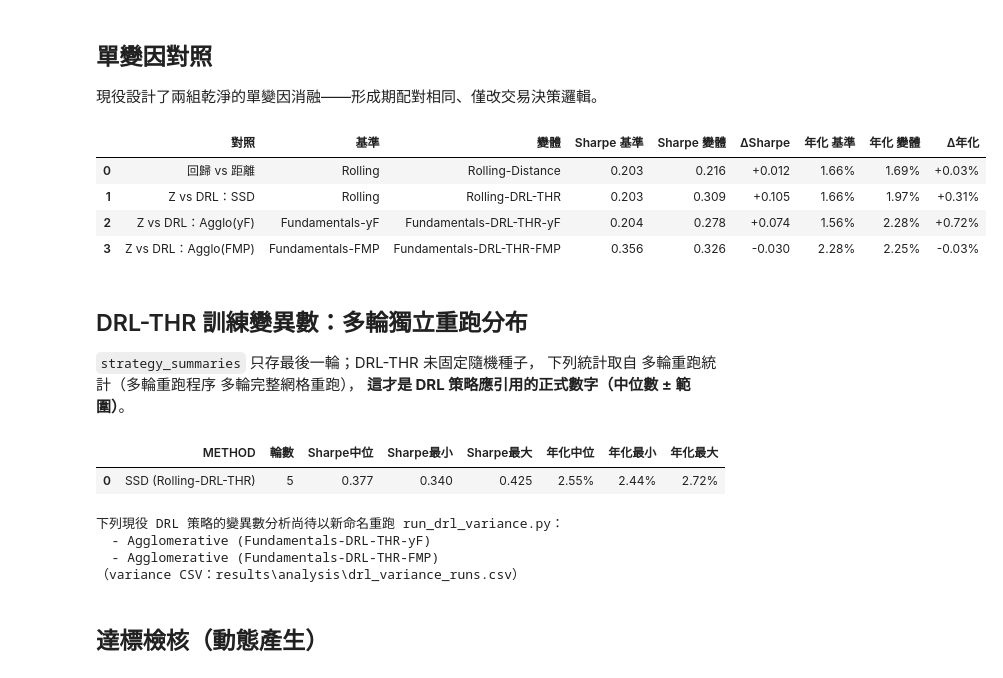
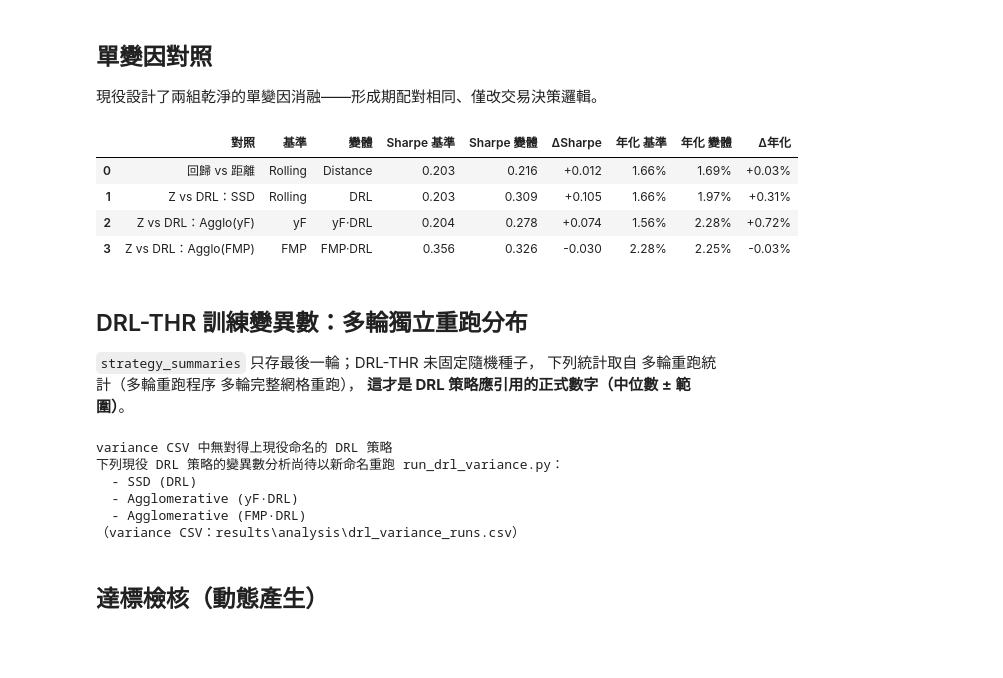
Before and after one commit to LerajieAsta/pairtrade_trainingproject, a Jupyter notebook: notebooks/comparison.ipynb, the cells around one changed output. Saved outputs shown, nothing was run; the diff lists cells and outputs as text; code cells hidden in the pictures; blank space fills up the shorter version.

```diff
--- a/notebooks/comparison.ipynb
+++ b/notebooks/comparison.ipynb
@@ -232,31 +232,31 @@ ax.legend(); plt.tight_layout(); plt.show()
 # %%
 def _best(m, col="Sharpe_Raw"):
     s = df[df["METHOD"] == m]
     return (s["Sharpe_Raw"].max(), s["Ann_Ret_Raw"].max()) if not s.empty else (None, None)
 
 # (A) 回歸 vs 距離：SSD Rolling
 # (B) Z-Score vs DRL 疊加
 pairs = [
-    ("回歸 vs 距離", "SSD (Rolling)", "SSD (Rolling-Distance)"),
-    ("Z vs DRL：SSD", "SSD (Rolling)", "SSD (Rolling-DRL-THR)"),
-    ("Z vs DRL：Agglo(yF)", "Agglomerative (Fundamentals-yF)", "Agglomerative (Fundamentals-DRL-THR-yF)"),
-    ("Z vs DRL：Agglo(FMP)", "Agglomerative (Fundamentals-FMP)", "Agglomerative (Fundamentals-DRL-THR-FMP)"),
+    ("回歸 vs 距離", "SSD (Rolling)", "SSD (Distance)"),
+    ("Z vs DRL：SSD", "SSD (Rolling)", "SSD (DRL)"),
+    ("Z vs DRL：Agglo(yF)", "Agglomerative (yF)", "Agglomerative (yF·DRL)"),
+    ("Z vs DRL：Agglo(FMP)", "Agglomerative (FMP)", "Agglomerative (FMP·DRL)"),
 ]
 rows = []
 for label, a, b in pairs:
     sa, ra = _best(a); sb, rb = _best(b)
     if sa is None or sb is None: continue
     rows.append({"對照": label, "基準": a.split("(")[-1].rstrip(")"), "變體": b.split("(")[-1].rstrip(")"),
                  "Sharpe 基準": sa, "Sharpe 變體": sb, "ΔSharpe": sb-sa,
                  "年化 基準": ra, "年化 變體": rb, "Δ年化": rb-ra})
 pd.DataFrame(rows).style.format({"Sharpe 基準":"{:.3f}","Sharpe 變體":"{:.3f}","ΔSharpe":"{:+.3f}",
                                  "年化 基準":"{:.2%}","年化 變體":"{:.2%}","Δ年化":"{:+.2%}"})
 # %% [output]
 |  | 對照 | 基準 | 變體 | Sharpe 基準 | Sharpe 變體 | ΔSharpe | 年化 基準 | 年化 變體 | Δ年化 |
-| 0 | 回歸 vs 距離 | Rolling | Rolling-Distance | 0.203 | 0.216 | +0.012 | 1.66% | 1.69% | +0.03% |
-| 1 | Z vs DRL：SSD | Rolling | Rolling-DRL-THR | 0.203 | 0.309 | +0.105 | 1.66% | 1.97% | +0.31% |
-| 2 | Z vs DRL：Agglo(yF) | Fundamentals-yF | Fundamentals-DRL-THR-yF | 0.204 | 0.278 | +0.074 | 1.56% | 2.28% | +0.72% |
-| 3 | Z vs DRL：Agglo(FMP) | Fundamentals-FMP | Fundamentals-DRL-THR-FMP | 0.356 | 0.326 | -0.030 | 2.28% | 2.25% | -0.03% |
+| 0 | 回歸 vs 距離 | Rolling | Distance | 0.203 | 0.216 | +0.012 | 1.66% | 1.69% | +0.03% |
+| 1 | Z vs DRL：SSD | Rolling | DRL | 0.203 | 0.309 | +0.105 | 1.66% | 1.97% | +0.31% |
+| 2 | Z vs DRL：Agglo(yF) | yF | yF·DRL | 0.204 | 0.278 | +0.074 | 1.56% | 2.28% | +0.72% |
+| 3 | Z vs DRL：Agglo(FMP) | FMP | FMP·DRL | 0.356 | 0.326 | -0.030 | 2.28% | 2.25% | -0.03% |
 # %% [markdown]
 ## DRL-THR 訓練變異數：多輪獨立重跑分布
 
@@ -289,11 +289,11 @@ if var_csv is not None:
 else:
     print("尚無 drl_variance_runs.csv")
 # %% [output]
-|  | METHOD | 輪數 | Sharpe中位 | Sharpe最小 | Sharpe最大 | 年化中位 | 年化最小 | 年化最大 |
-| 0 | SSD (Rolling-DRL-THR) | 5 | 0.377 | 0.340 | 0.425 | 2.55% | 2.44% | 2.72% |
+variance CSV 中無對得上現役命名的 DRL 策略
 下列現役 DRL 策略的變異數分析尚待以新命名重跑 run_drl_variance.py：
-  - Agglomerative (Fundamentals-DRL-THR-yF)
-  - Agglomerative (Fundamentals-DRL-THR-FMP)
+  - SSD (DRL)
+  - Agglomerative (yF·DRL)
+  - Agglomerative (FMP·DRL)
 （variance CSV：results\analysis\drl_variance_runs.csv）
 # %% [markdown]
 ## 達標檢核（動態產生）
```
Also changed, not shown: parts of 5 cells of this notebook, 14 other files.
